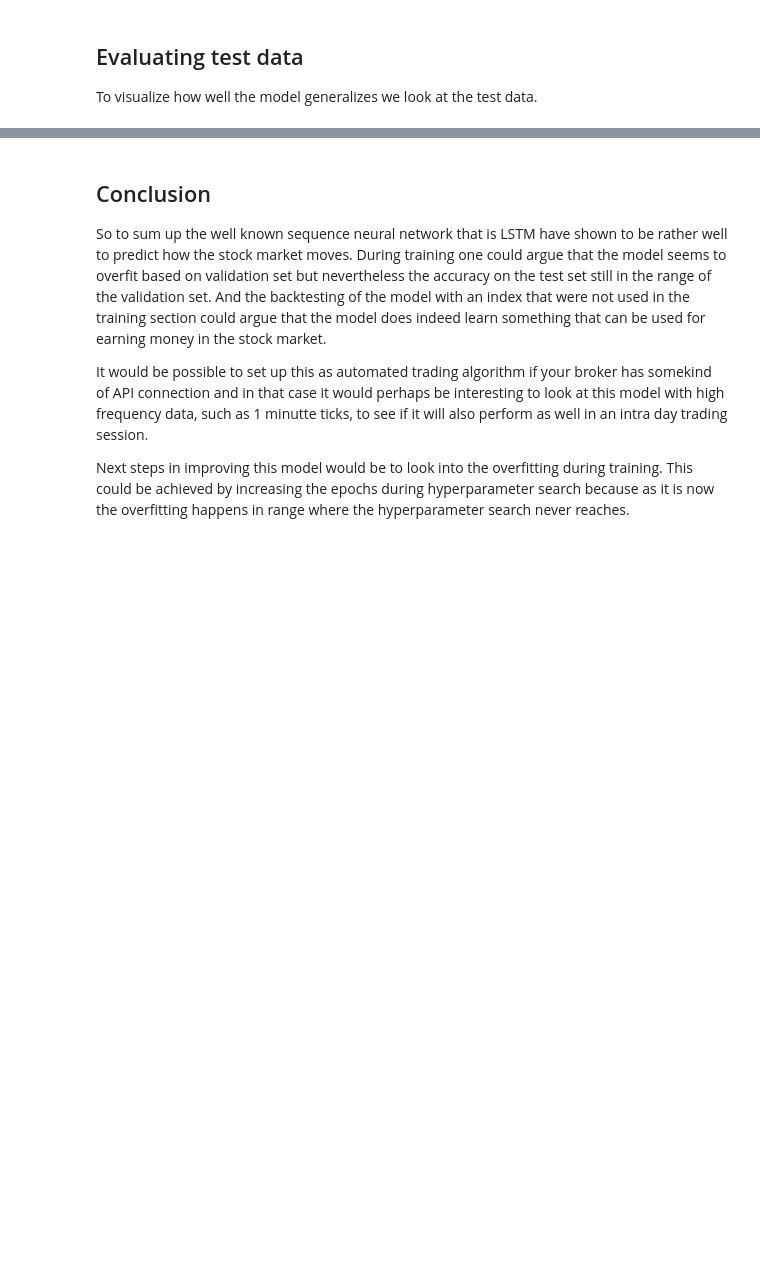
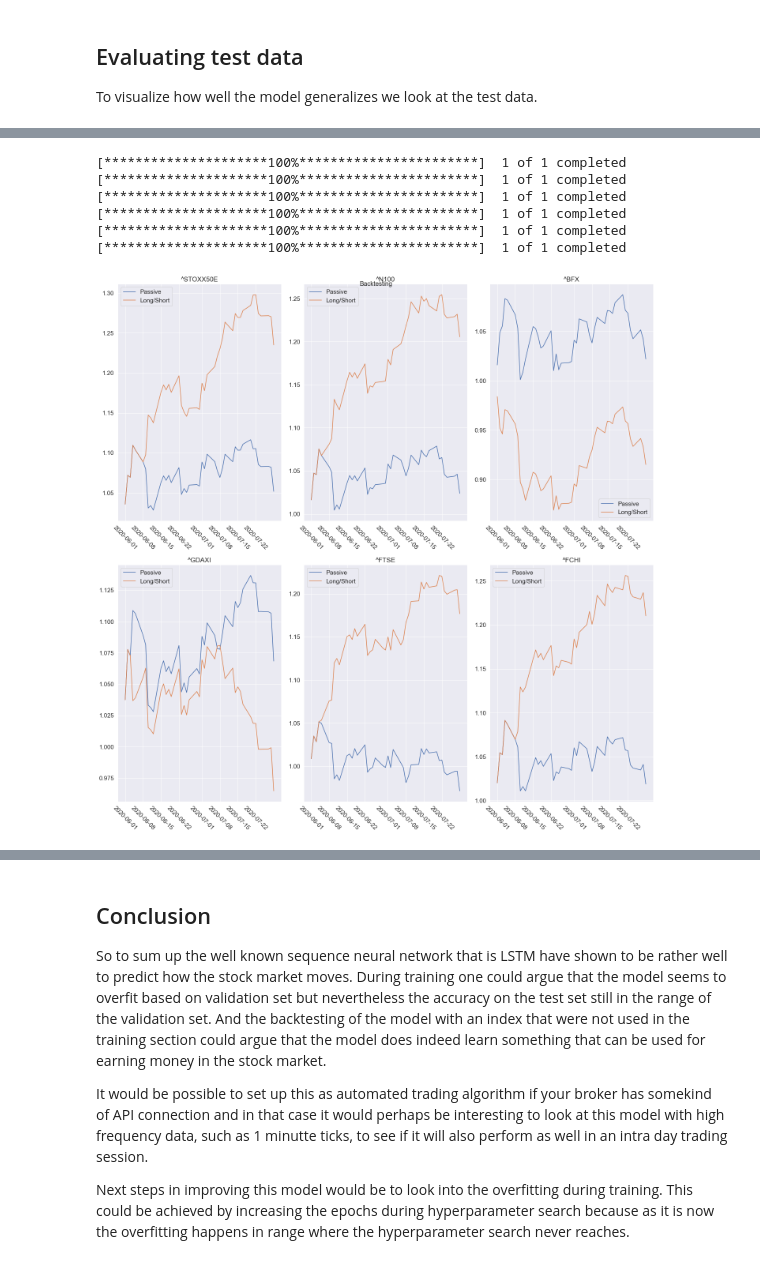
Before and after one commit to Trewitz/Porfolio, a Jupyter notebook: LSTM-Trading algorithm/Predicting Stock indices with LSTM networks.ipynb, the cells around one changed output, grey strips where cells are left out. Cells and saved outputs as stored; diff of their text form; code cells hidden in the pictures; blank space fills up the shorter version.

```diff
--- a/LSTM-Trading algorithm/Predicting Stock indices with LSTM networks.ipynb
+++ b/LSTM-Trading algorithm/Predicting Stock indices with LSTM networks.ipynb
@@ -602,15 +600,0 @@ Lets take a look at how the model actually performs in terms of return.
-# %%
-backtradePredict = lstm_model.predict(backtestIndexFeatures)[1] > 0.5
-closePrice = backtestIndex.iloc[backtestIndex.shape[0]-backtradePredict.shape[0]:, 25]
-closePrice = pd.DataFrame(closePrice)
-closePrice.loc[:, 'Prediction'] = backtradePredict
-closePrice.loc[:, 'BuySell'] = (closePrice.loc[:,'Prediction']==False).astype(int) * -1 + closePrice.loc[:,'Prediction'].astype(int)
-closePrice['LongStrat'] = ((closePrice['Gradient'] - 1) * closePrice['Prediction'] + 1).cumprod()
-closePrice['LongShortStrat'] = ((closePrice['Gradient'] - 1) * closePrice['BuySell'] + 1).cumprod()
-
-fig, ax = plt.subplots(ncols=1, nrows=1, figsize=(18,10))
-
-ax = plt.plot(closePrice['Gradient'].cumprod(), label='Passive')
-ax = plt.plot(closePrice['LongStrat'], label='Long')
-ax = plt.plot(closePrice['LongShortStrat'], label='Long/Short')
-plt.legend();
@@ -620,0 +606,64 @@ The graph above shows that the short and long strategy outperforms the passive s
+# %%
+backtestingFig = plt.figure(figsize=(20,20))
+backtestingFig.suptitle('Backtesting', fontsize=16)
+
+passiveStrat = dict()
+longShortStrat = dict()
+excessReturn = dict()
+
+for i, ind in enumerate(indices):
+    data = yf.download(ind, start=startDate, end=endDate)
+    data = pd.concat([data, curr_vix_data], axis=1)
+    data.fillna(method='ffill', inplace=True)
+    data.drop(['Volume', 'Adj Close'], axis=1, inplace=True)
+    data = addFeatures(data)
+
+    data.loc[:, 'Gradient'] = ((data.loc[:, 'Close'] - data.loc[:, 'Close'].shift())/data.loc[:, 'Close'].shift() + 1).shift(-1)
+    data.dropna(inplace=True)
+    buySell = data.loc[:, 'Gradient'] > 1
+
+    ## Normalizing data
+    norm_data = scalers[ind].transform(data.to_numpy())
+    norm_data = np.append(norm_data, buySell.astype(int).to_numpy().reshape(len(buySell),1), axis=1)
+
+    testFeatures = np.zeros(shape=(0, sequence_length, noOfFeatures))
+    testLabel1 = np.zeros(shape=(0,1))
+    testLabel2 = np.zeros(shape=(0,1))
+
+
+    tempFeatures, tempLabel1, tempLabel2 = nnFormat(norm_data,sequence_length)
+
+    testIdx = data.index.get_loc(datetime.datetime.strptime(testDate, '%Y-%m-%d')) - sequence_length
+
+    testFeatures = np.append(testFeatures, tempFeatures[(testIdx-1):,:,:], axis=0)
+
+    prediction = lstm_model.predict(testFeatures)[1] > 0.5
+    testData = data.loc[datetime.datetime.strptime(testDate, '%Y-%m-%d'):,["Close", "Gradient"]]
+    testData.loc[:,"Prediction"] = prediction
+    testData.loc[:, 'BuySell'] = (testData.loc[:,'Prediction']==False).astype(int) * -1 + testData.loc[:,'Prediction'].astype(int)
+    testData['LongShortStrat'] = ((testData['Gradient'] - 1) * testData['BuySell'] + 1).cumprod()
+
+    passiveStrat[ind] = testData['Gradient'].iloc[-1]
+    longShortStrat[ind] = testData['LongShortStrat'].iloc[-1]
+    excessReturn[ind] = testData['LongShortStrat'].iloc[-1] - testData['Gradient'].iloc[-1]
+
+    ax = backtestingFig.add_subplot(2, 3, i + 1)
+    ax.plot(testData['Gradient'].cumprod(), label='Passive')
+    ax.plot(testData['LongShortStrat'], label='Long/Short')
+
+    for tick in ax.get_xticklabels():
+        tick.set_rotation(-45)
+
+    ax.set_title(ind)
+    ax.legend()
+
+plt.tight_layout()
+plt.show()
+# %% [output]
+[*********************100%***********************]  1 of 1 completed
+[*********************100%***********************]  1 of 1 completed
+[*********************100%***********************]  1 of 1 completed
+[*********************100%***********************]  1 of 1 completed
+[*********************100%***********************]  1 of 1 completed
+[*********************100%***********************]  1 of 1 completed
+[figure, added]
```
Also changed, not shown: parts of 23 cells of this notebook.
